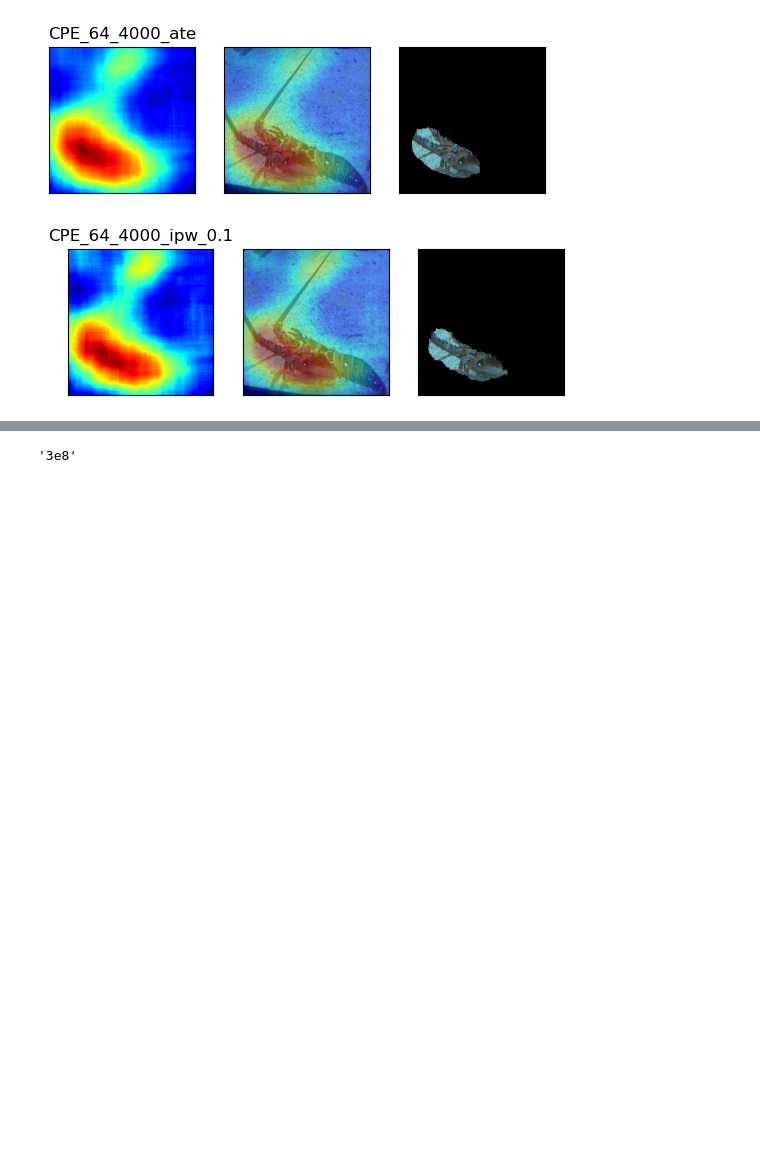
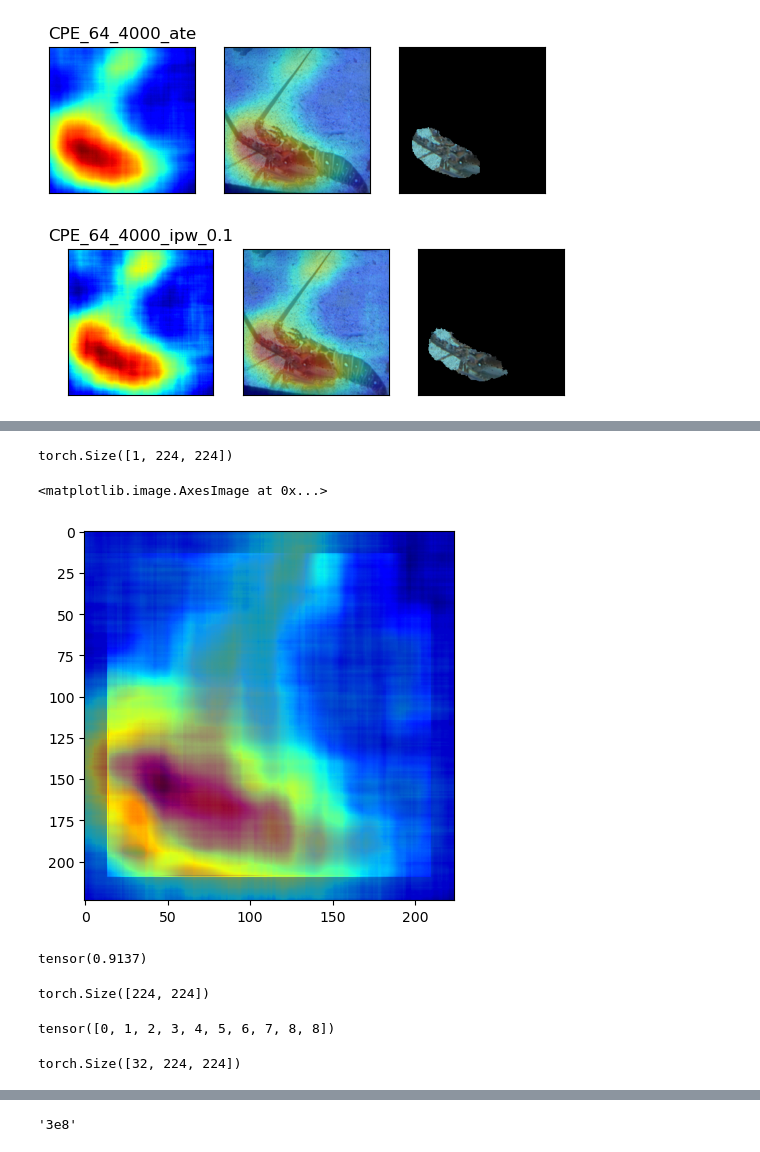
Before and after one commit to zivwhd/saliency, a Jupyter notebook: notebooks/pground.ipynb, the cells around one changed output, grey strips where cells are left out. Cells and saved outputs as stored; diff of their text form; code cells hidden in the pictures; blank space fills up the shorter version.

```diff
--- a/notebooks/pground.ipynb
+++ b/notebooks/pground.ipynb
@@ -72,0 +92,29 @@ sals_dict.update(res)
+# %%
+## Prewitt Sobel and Scharr gradient 5x5 convolution matrices
+## Expansion and implementation of a 3x3 soble
+def gsobel(K):
+    arng = torch.arange(K, dtype=torch.float32)
+    offs = arng-arng.mean()
+    dist = offs.abs()
+    return torch.nan_to_num(offs / (dist.unsqueeze(0)**2 +  dist.unsqueeze(1)**2),0)
+
+sblx = gsobel(31)
+sbly = sblx.transpose(0,1)
+# %%
+import torch.nn.functional as F
+isal = sal.cpu()
+print(isal.shape)
+ctx = F.conv2d(isal.unsqueeze(0), sblx.unsqueeze(0).unsqueeze(0), padding="same")[0,0]
+cty = F.conv2d(isal.unsqueeze(0), sbly.unsqueeze(0).unsqueeze(0), padding="same")[0,0]
+# %% [output]
+torch.Size([1, 224, 224])
+# %%
+grad = (ctx**2 + cty**2)
+pad = 14
+zzz = torch.zeros(grad.shape)
+zzz[ pad:-pad, pad:-pad]=grad[ pad:-pad, pad:-pad]
+plt.imshow(zzz, cmap="jet")
+plt.imshow(isal[0], cmap="jet", alpha=0.6)
+# %% [output]
+<matplotlib.image.AxesImage at 0x...>
+[figure, added]
@@ -72,0 +129,18 @@ sals_dict.update(res)
+# %%
+H, W = 224,224
+idxx = offsx + torch.arange(W).unsqueeze(0)
+idxy = offsy + torch.arange(W).unsqueeze(0)
+isok = ((csz > cszbar) & (idxx >= 0) & (idxx < W) & (idxy >= 0) & (idxy < H))
+isok.sum() / (H*W)
+# %% [output]
+tensor(0.9137)
+# %%
+msk = all_masks[1]
+bmasks = all_masks[0:32]
+msk.shape
+# %% [output]
+torch.Size([224, 224])
+# %%
+torch.minimum(torch.arange(10), torch.tensor([8]))
+# %% [output]
+tensor([0, 1, 2, 3, 4, 5, 6, 7, 8, 8])
@@ -72,0 +151,6 @@ sals_dict.update(res)
+# %%
+gidx = ((torch.arange(bmasks.shape[0]) * confidx.numel()).unsqueeze(1) + confidx.unsqueeze(0)).flatten()
+ref = bmasks.flatten().gather(0, gidx).reshape(bmasks.shape)
+print(ref.shape)
+# %% [output]
+torch.Size([32, 224, 224])
```
Also changed, not shown: parts of 15 cells of this notebook, 3 other files.
